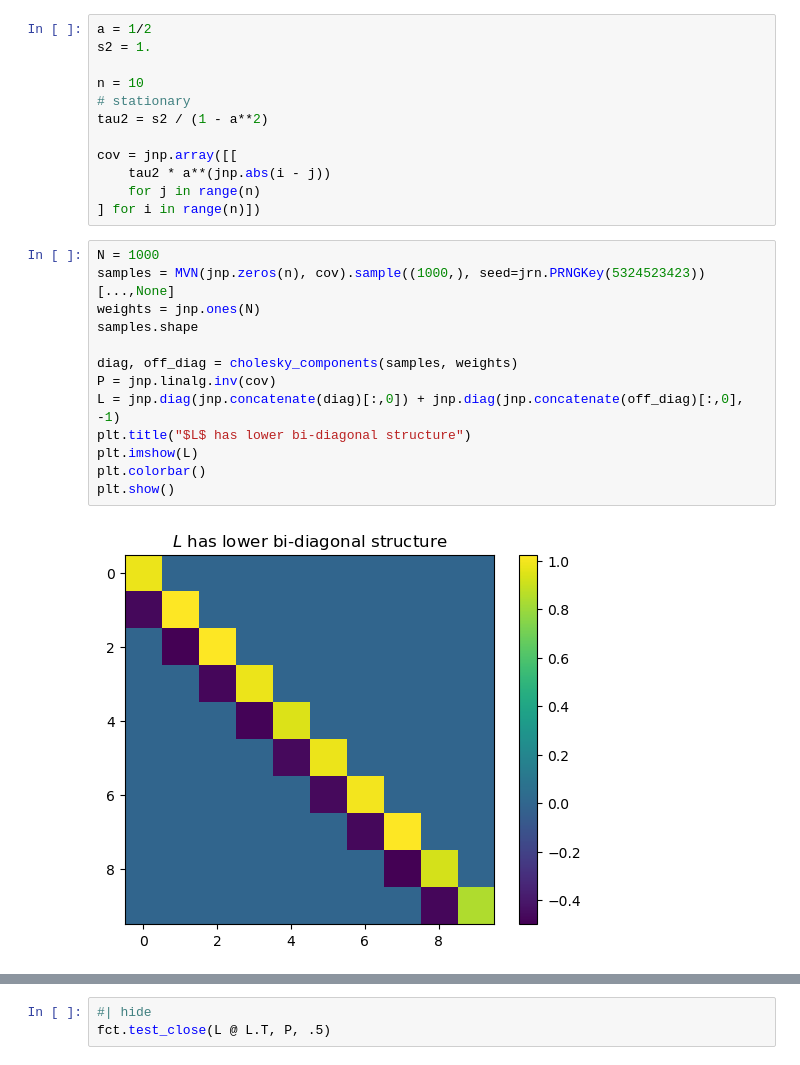
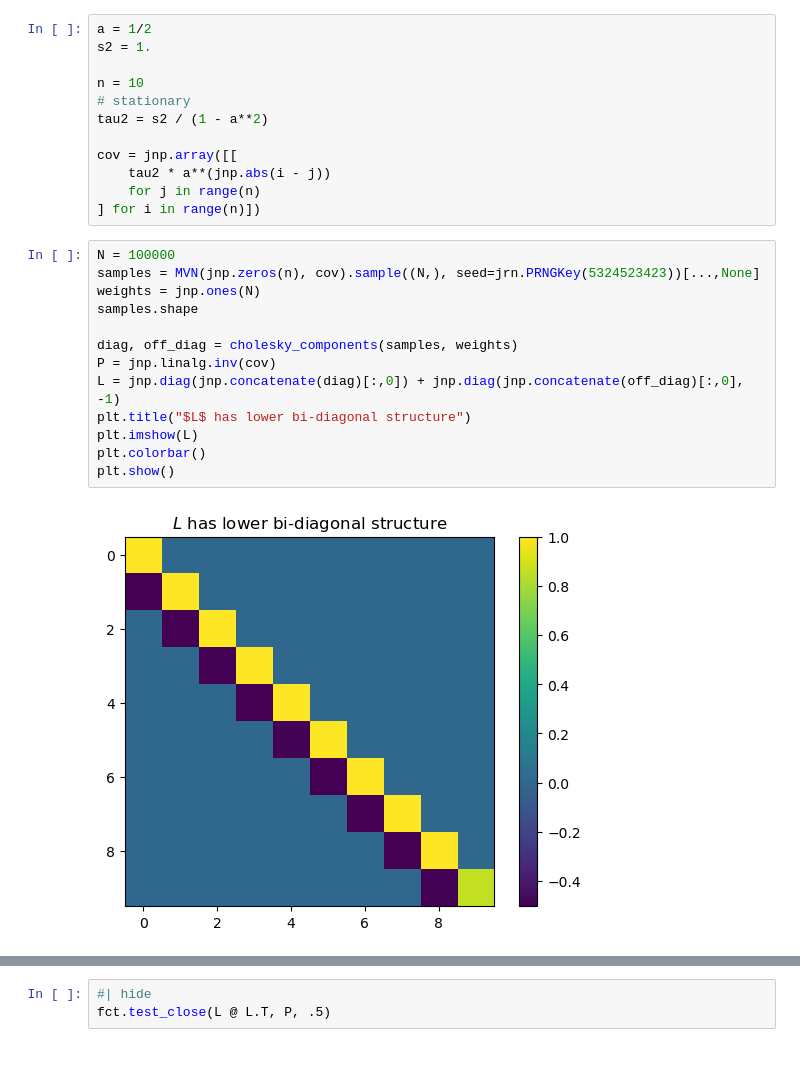
Before and after one commit to stefanheyder/isssm, a Jupyter notebook: nbs/45_cross_entropy_method.ipynb, the cells around one changed output, grey strips where cells are left out. Cells and saved outputs as stored; diff of their text form.

```diff
--- a/nbs/45_cross_entropy_method.ipynb
+++ b/nbs/45_cross_entropy_method.ipynb
@@ -137,20 +142,20 @@ cov = jnp.array([[
     for j in range(n)
 ] for i in range(n)])
 # %%
-N = 1000
-samples = MVN(jnp.zeros(n), cov).sample((1000,), seed=jrn.PRNGKey(5324523423))[...,None]
+N = 100000
+samples = MVN(jnp.zeros(n), cov).sample((N,), seed=jrn.PRNGKey(5324523423))[...,None]
 weights = jnp.ones(N)
 samples.shape
 
 diag, off_diag = cholesky_components(samples, weights)
 P = jnp.linalg.inv(cov)
 L = jnp.diag(jnp.concatenate(diag)[:,0]) + jnp.diag(jnp.concatenate(off_diag)[:,0], -1)
 plt.title("$L$ has lower bi-diagonal structure")
 plt.imshow(L)
 plt.colorbar()
 plt.show()
 # %% [output]
-[figure, old version]
+[figure, new version]
 # %%
 plt.title("difference between $L L^T$ and $P$")
 plt.imshow(L @ L.T - P)
```
Also changed, not shown: parts of 12 cells of this notebook, 4 other files.
